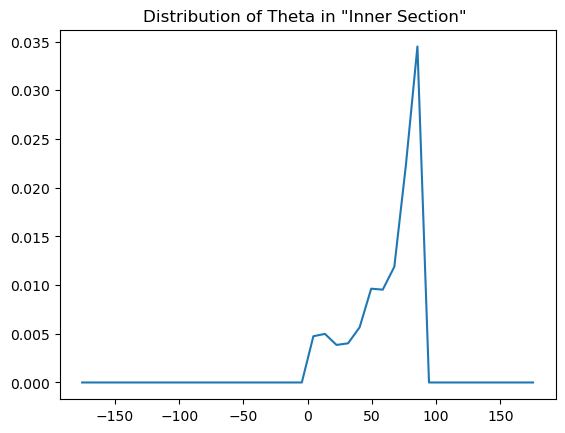
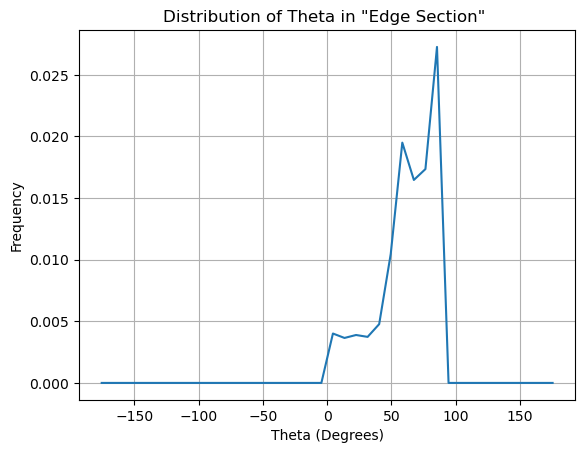
The notebook cell's code change between the first figure and the second:
--- before
+++ after
@@ -27,4 +27,7 @@
 bin_label = (bins[1:] + bins[:-1])/2
 plt.plot(bin_label, hist)
+plt.ylabel('Frequency')
+plt.xlabel('Theta (Degrees)')
+plt.grid()
 
 print('Median:', np.median(theta_region))

Commit: number changes